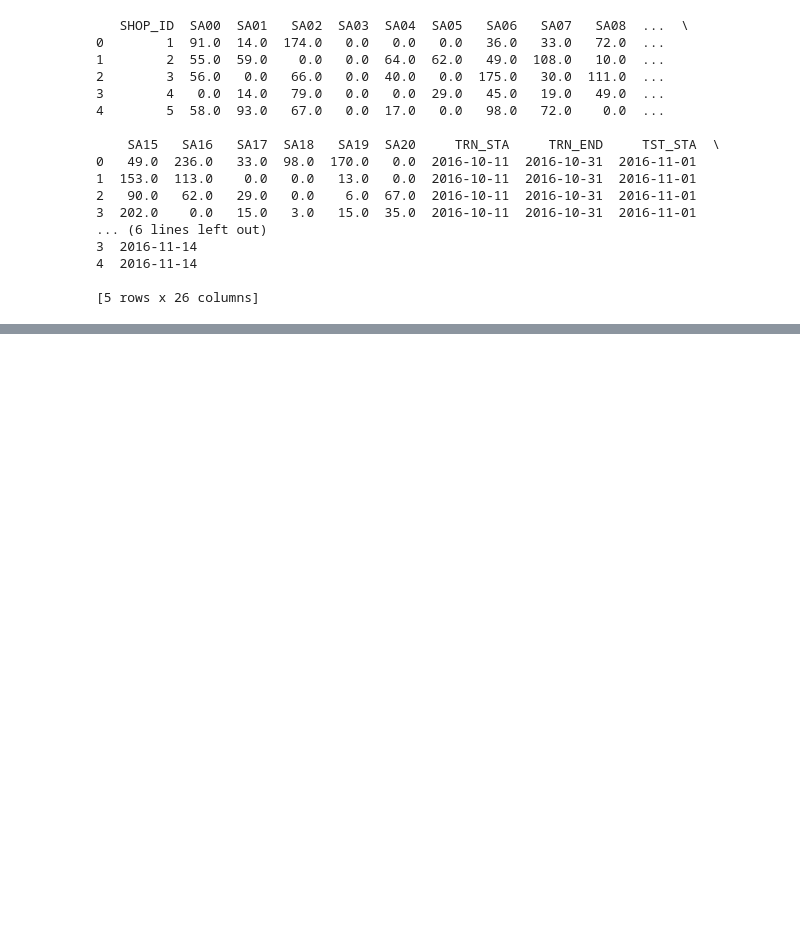
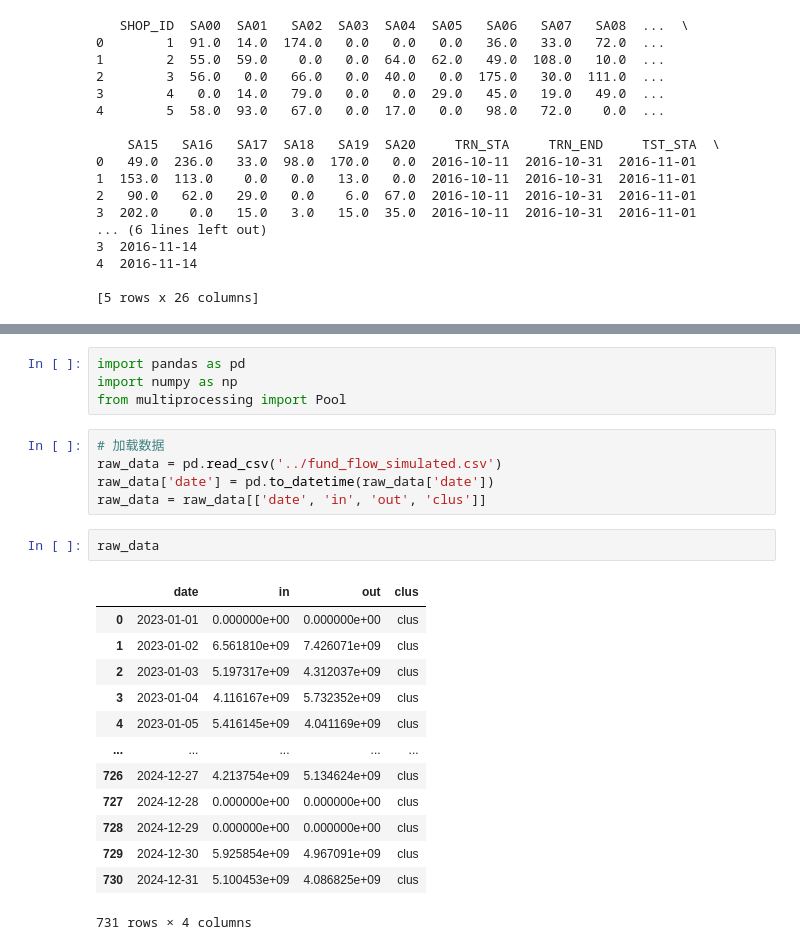
Before and after one commit to Alamoooooooo/AlamoWork, a Jupyter notebook: testCode/rank4_test/flow_test.ipynb, the cells around one changed output, grey strips where cells are left out. Cells and saved outputs as stored; diff of their text form; blank space fills up the shorter version.

```diff
--- a/testCode/rank4_test/flow_test.ipynb
+++ b/testCode/rank4_test/flow_test.ipynb
@@ -488,0 +512,25 @@ print(TEST.head())
+# %%
+import pandas as pd
+import numpy as np
+from multiprocessing import Pool
+# %%
+# 加载数据
+raw_data = pd.read_csv('../fund_flow_simulated.csv')
+raw_data['date'] = pd.to_datetime(raw_data['date'])
+raw_data = raw_data[['date', 'in', 'out', 'clus']]
+# %%
+raw_data
+# %% [output]
+|  | date | in | out | clus |
+| 0 | 2023-01-01 | 0.000000e+00 | 0.000000e+00 | clus |
+| 1 | 2023-01-02 | 6.561810e+09 | 7.426071e+09 | clus |
+| 2 | 2023-01-03 | 5.197317e+09 | 4.312037e+09 | clus |
+| 3 | 2023-01-04 | 4.116167e+09 | 5.732352e+09 | clus |
+| 4 | 2023-01-05 | 5.416145e+09 | 4.041169e+09 | clus |
+| ... | ... | ... | ... | ... |
+| 726 | 2024-12-27 | 4.213754e+09 | 5.134624e+09 | clus |
+| 727 | 2024-12-28 | 0.000000e+00 | 0.000000e+00 | clus |
+| 728 | 2024-12-29 | 0.000000e+00 | 0.000000e+00 | clus |
+| 729 | 2024-12-30 | 5.925854e+09 | 4.967091e+09 | clus |
+| 730 | 2024-12-31 | 5.100453e+09 | 4.086825e+09 | clus |
+731 rows × 4 columns
```
Also changed, not shown: parts of 7 cells of this notebook, 7 other files.
